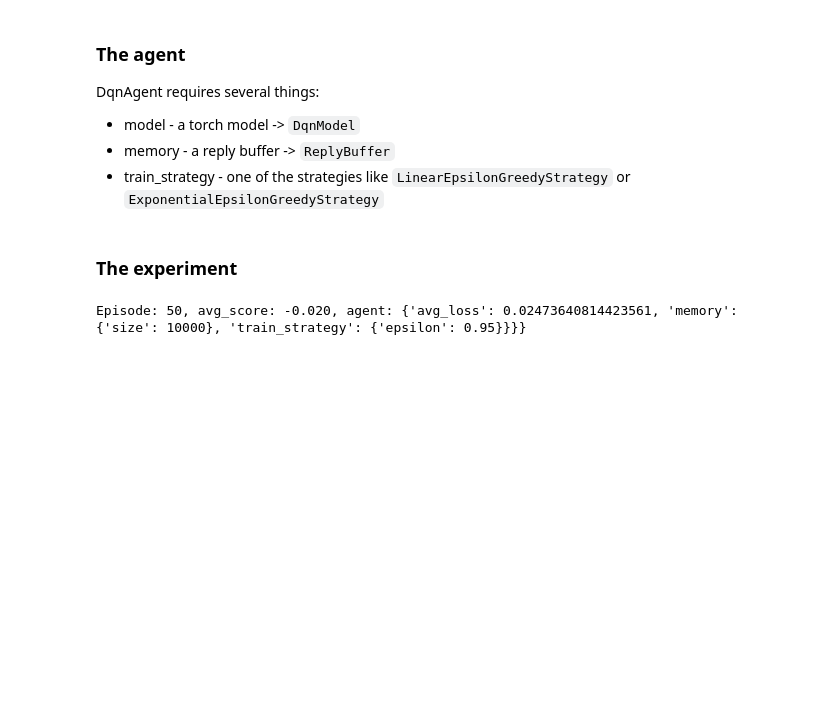
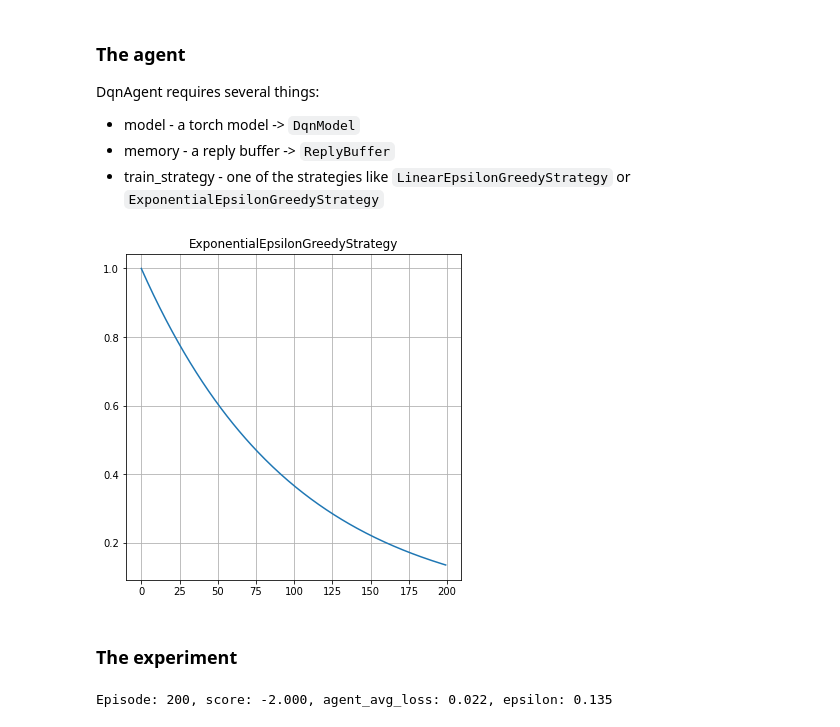
Before and after one commit to piotrbazan/deep-reinforcement-learning, a Jupyter notebook: p1_navigation/banana.ipynb, the cells around one changed output. Cells and saved outputs as stored; diff of their text form; code cells hidden in the pictures; blank space fills up the shorter version.

```diff
--- a/p1_navigation/banana.ipynb
+++ b/p1_navigation/banana.ipynb
@@ -49,6 +49,9 @@ DqnAgent requires several things:
 - train_strategy - one of the strategies like `LinearEpsilonGreedyStrategy` or `ExponentialEpsilonGreedyStrategy`
 # %%
 model = DqnModel(input_dim=env.nS, output_dim=env.nA, hidden_dims=(64, 64))
-memory = ReplayBuffer(max_size=10_000)
-train_strategy = LinearEpsilonGreedyStrategy(eps_start=1., eps_min=.1, decay=.001)
+memory = ReplayBuffer(max_size=50_000)
+train_strategy = ExponentialEpsilonGreedyStrategy(eps_start=1., eps_min=.1, decay=.99)
+train_strategy.display(500)
+# %% [output]
+[figure, added]
 # %%
@@ -57,7 +60,7 @@ agent = DqnAgent(model, memory, train_strategy, ddqn=False, gamma=.9, batch_size
 ### The experiment
 # %%
 exp = Experiment(env, agent)
-# %%
-rewards = exp.train(51)
-# %% [output]
-Episode: 50, avg_score: -0.020, agent: {'avg_loss': 0.02473640814423561, 'memory': {'size': 10000}, 'train_strategy': {'epsilon': 0.95}}}}
+# %%
+exp.train(200)
+# %% [output]
+Episode: 200, score: -2.000, agent_avg_loss: 0.022, epsilon: 0.135
```
Also changed, not shown: parts of 4 cells of this notebook, 1 other file.
